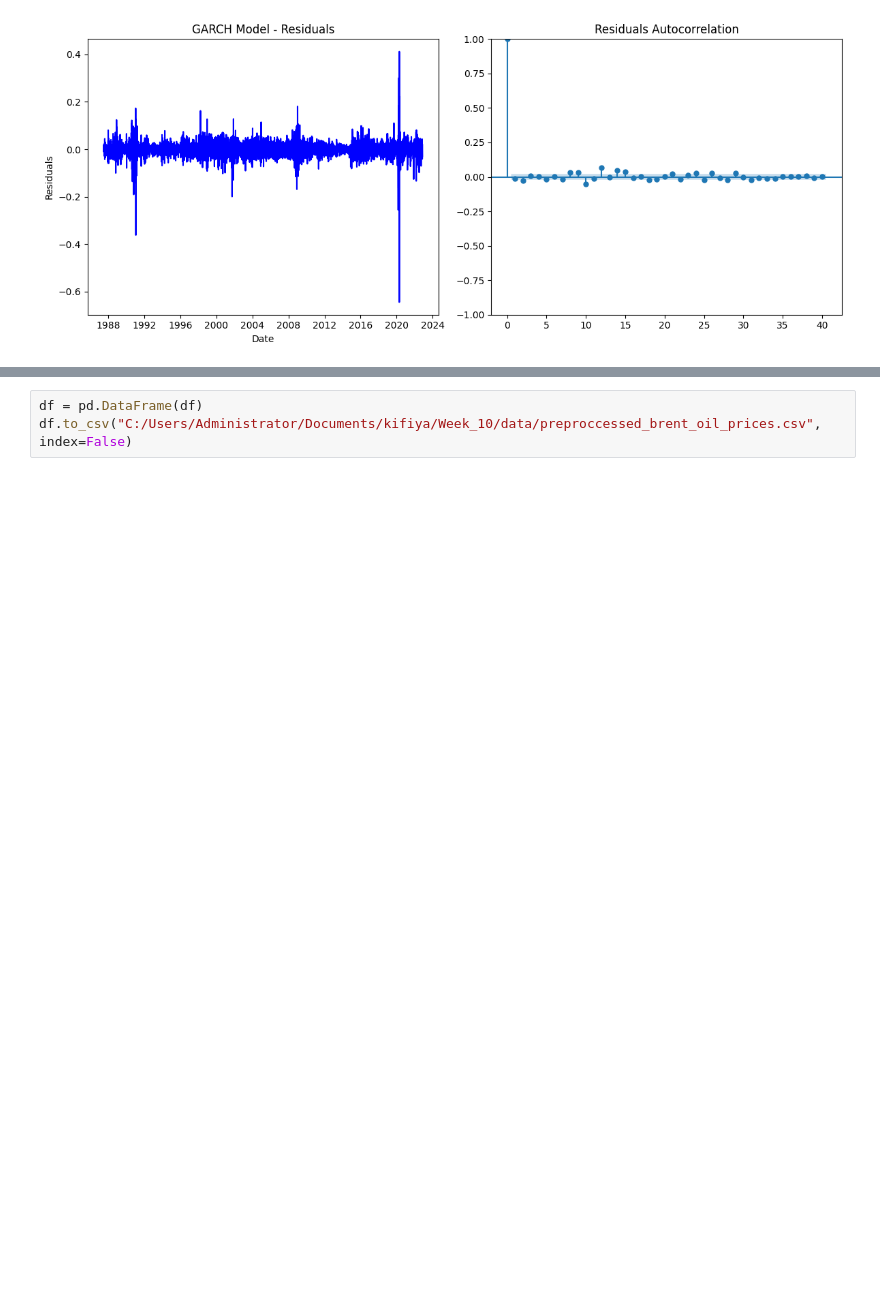
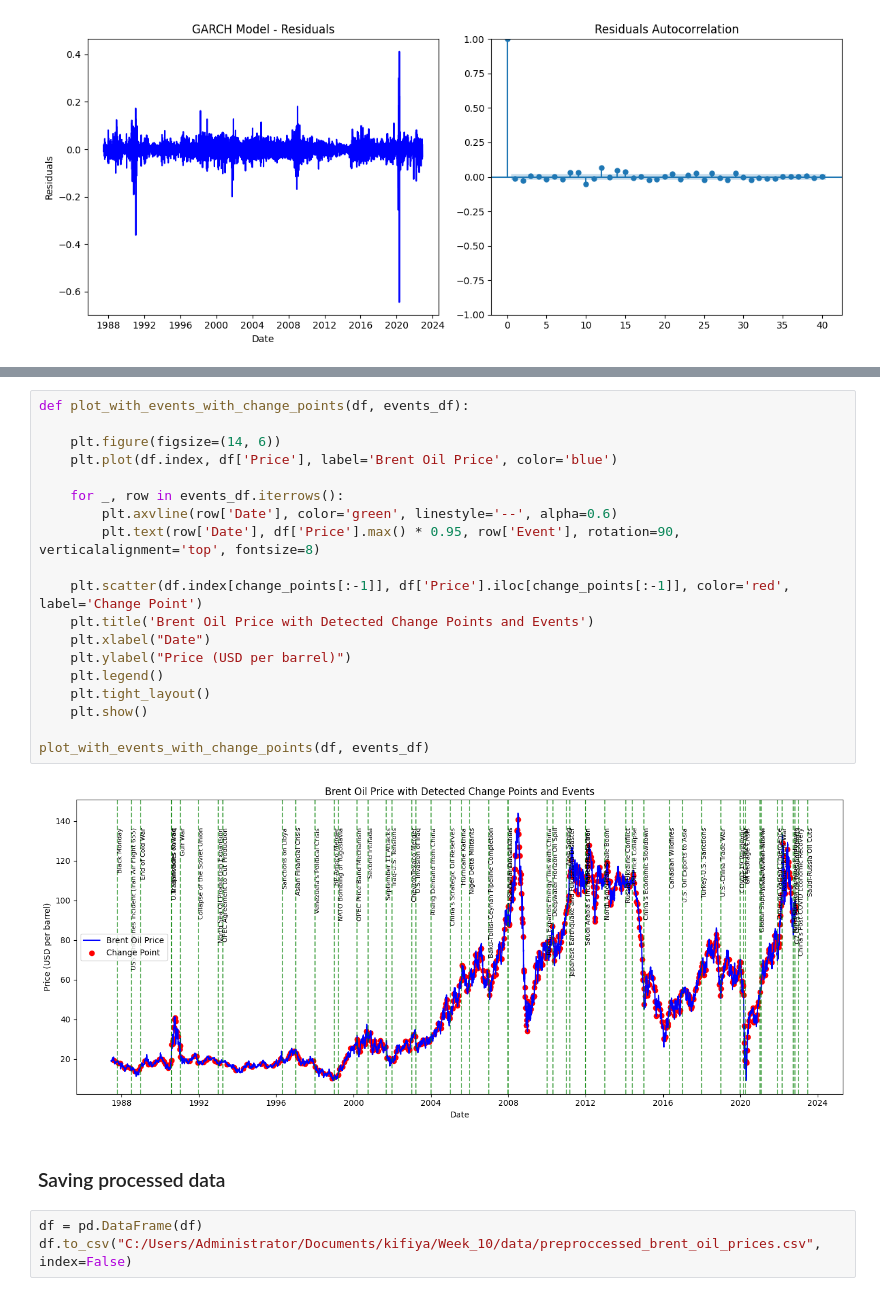
Before and after one commit to yohannestayez/statistical-modelling-of-time-series-data, a Jupyter notebook: notebooks/Data_Workflow_and_Model_Understanding.ipynb, the cells around one changed output, grey strips where cells are left out. Drawn from its saved outputs; the diff is of its cells as text; blank space fills up the shorter version.

```diff
--- a/notebooks/Data_Workflow_and_Model_Understanding.ipynb
+++ b/notebooks/Data_Workflow_and_Model_Understanding.ipynb
@@ -458,3 +513,26 @@ Event Impact Analysis:
+# %%
+def plot_with_events_with_change_points(df, events_df):
+
+    plt.figure(figsize=(14, 6))
+    plt.plot(df.index, df['Price'], label='Brent Oil Price', color='blue')
+
+    for _, row in events_df.iterrows():
+        plt.axvline(row['Date'], color='green', linestyle='--', alpha=0.6)
+        plt.text(row['Date'], df['Price'].max() * 0.95, row['Event'], rotation=90, verticalalignment='top', fontsize=8)
+
+    plt.scatter(df.index[change_points[:-1]], df['Price'].iloc[change_points[:-1]], color='red', label='Change Point')
+    plt.title('Brent Oil Price with Detected Change Points and Events')
+    plt.xlabel("Date")
+    plt.ylabel("Price (USD per barrel)")
+    plt.legend()
+    plt.tight_layout()
+    plt.show()
+
+plot_with_events_with_change_points(df, events_df)
+# %% [output]
+[figure, added]
+# %% [markdown]
+### Saving processed data
 # %%
 df = pd.DataFrame(df)
 df.to_csv("C:/Users/Administrator/Documents/kifiya/Week_10/data/preproccessed_brent_oil_prices.csv", index=False)
```
Also changed, not shown: parts of 50 cells of this notebook, 3 other files.
